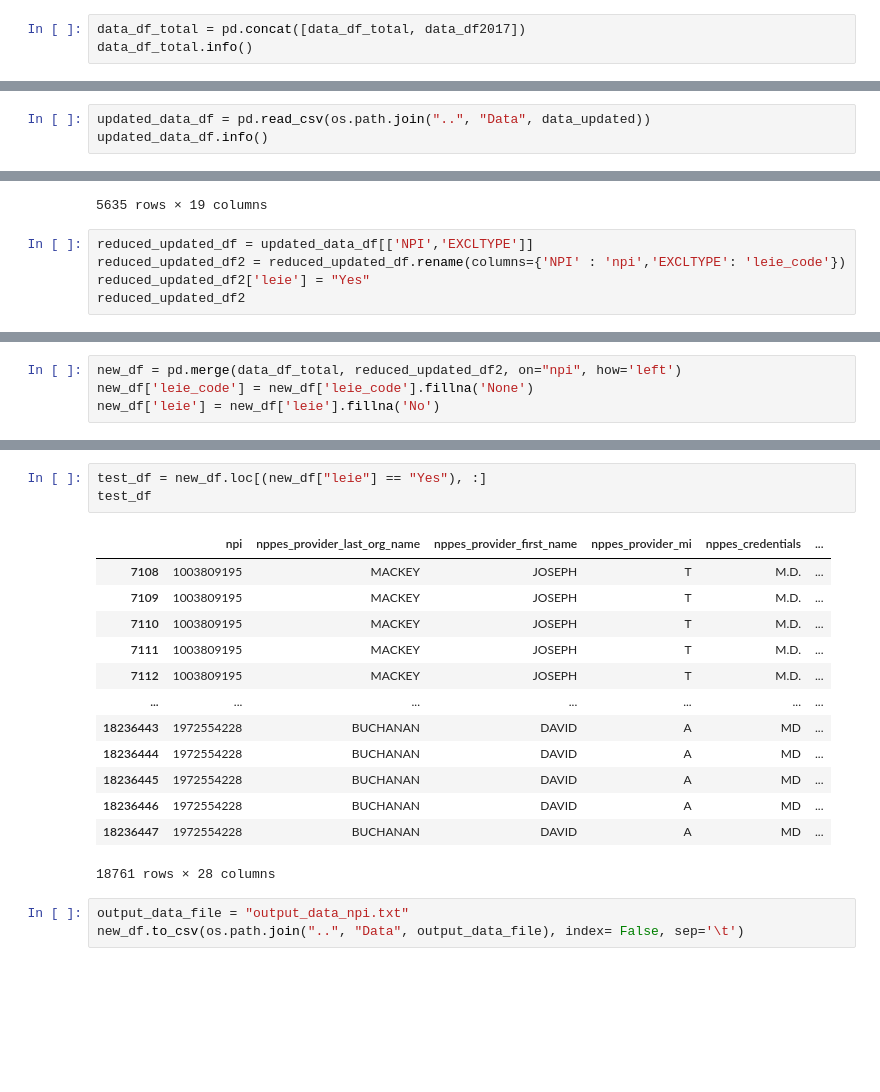
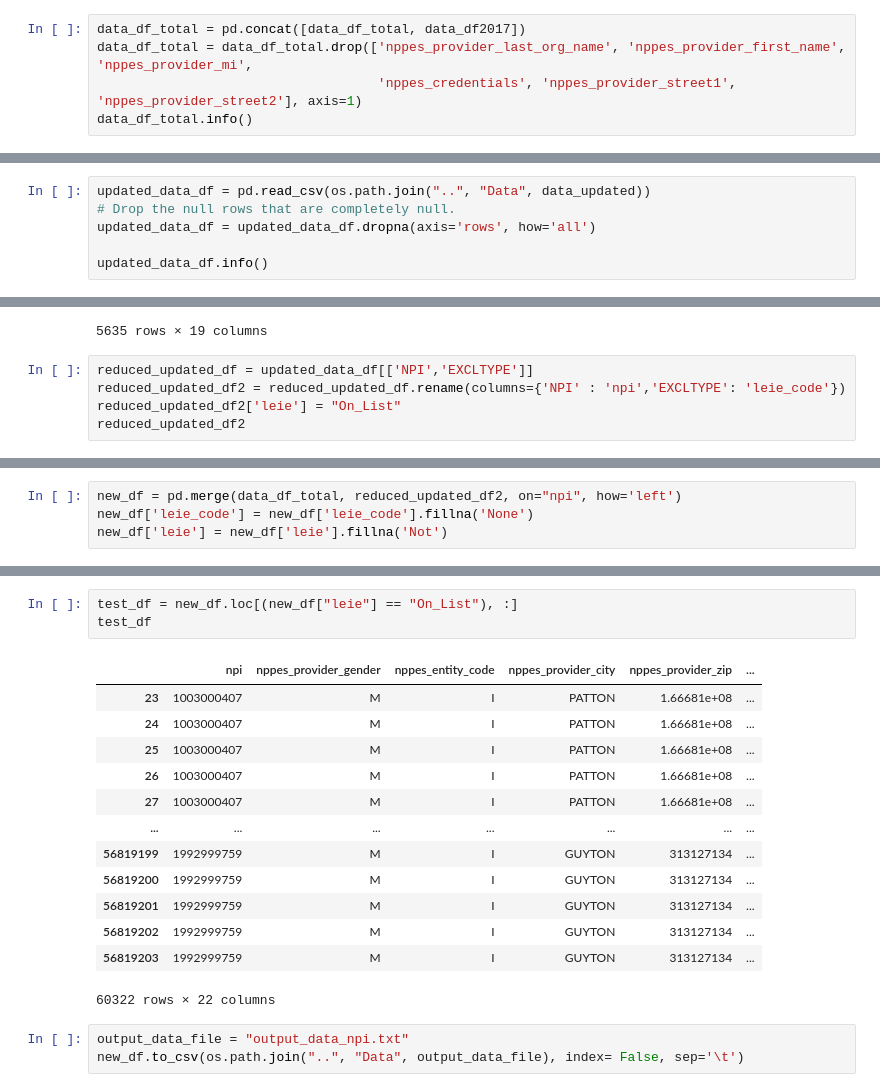
Before and after one commit to gleixners792/Final_Project, a Jupyter notebook: code/data_review_npi.ipynb, the cells around one changed output, grey strips where cells are left out. Cells and saved outputs as stored; diff of their text form; blank space fills up the shorter version.

```diff
--- a/code/data_review_npi.ipynb
+++ b/code/data_review_npi.ipynb
@@ -416,6 +419,8 @@ data_df2017['year'] = 2017
 data_df2017.drop('average_Medicare_standard_amt', axis=1, inplace=True)
 # %%
 data_df_total = pd.concat([data_df_total, data_df2017])
+data_df_total = data_df_total.drop(['nppes_provider_last_org_name', 'nppes_provider_first_name', 'nppes_provider_mi',
+                                    'nppes_credentials', 'nppes_provider_street1', 'nppes_provider_street2'], axis=1)
 data_df_total.info()
 # %% [output]
 <class 'pandas.core.frame.DataFrame'>
@@ -438,5 +443,8 @@ memory usage: 3.7+ GB
 # %%
 updated_data_df = pd.read_csv(os.path.join("..", "Data", data_updated))
+# Drop the null rows that are completely null.
+updated_data_df = updated_data_df.dropna(axis='rows', how='all')
+
 updated_data_df.info()
 # %% [output]
 <class 'pandas.core.frame.DataFrame'>
@@ -513,7 +521,7 @@ updated_data_df
 # %%
 reduced_updated_df = updated_data_df[['NPI','EXCLTYPE']]
 reduced_updated_df2 = reduced_updated_df.rename(columns={'NPI' : 'npi','EXCLTYPE': 'leie_code'})
-reduced_updated_df2['leie'] = "Yes"
+reduced_updated_df2['leie'] = "On_List"
 reduced_updated_df2
 # %% [output]
 |  | npi | leie_code | leie |
@@ -532,4 +540,4 @@ reduced_updated_df2
 # %%
 new_df = pd.merge(data_df_total, reduced_updated_df2, on="npi", how='left')
 new_df['leie_code'] = new_df['leie_code'].fillna('None')
-new_df['leie'] = new_df['leie'].fillna('No')
+new_df['leie'] = new_df['leie'].fillna('Not')
@@ -536,20 +564,20 @@ new_df['leie'] = new_df['leie'].fillna('No')
 # %%
-test_df = new_df.loc[(new_df["leie"] == "Yes"), :]
+test_df = new_df.loc[(new_df["leie"] == "On_List"), :]
 test_df
 # %% [output]
-|  | npi | nppes_provider_last_org_name | nppes_provider_first_name | nppes_provider_mi | nppes_credentials | ... |
-| 7108 | 1003809195 | MACKEY | JOSEPH | T | M.D. | ... |
-| 7109 | 1003809195 | MACKEY | JOSEPH | T | M.D. | ... |
-| 7110 | 1003809195 | MACKEY | JOSEPH | T | M.D. | ... |
-| 7111 | 1003809195 | MACKEY | JOSEPH | T | M.D. | ... |
-| 7112 | 1003809195 | MACKEY | JOSEPH | T | M.D. | ... |
+|  | npi | nppes_provider_gender | nppes_entity_code | nppes_provider_city | nppes_provider_zip | ... |
+| 23 | 1003000407 | M | I | PATTON | 1.66681e+08 | ... |
+| 24 | 1003000407 | M | I | PATTON | 1.66681e+08 | ... |
+| 25 | 1003000407 | M | I | PATTON | 1.66681e+08 | ... |
+| 26 | 1003000407 | M | I | PATTON | 1.66681e+08 | ... |
+| 27 | 1003000407 | M | I | PATTON | 1.66681e+08 | ... |
 | ... | ... | ... | ... | ... | ... | ... |
-| 18236443 | 1972554228 | BUCHANAN | DAVID | A | MD | ... |
-| 18236444 | 1972554228 | BUCHANAN | DAVID | A | MD | ... |
-| 18236445 | 1972554228 | BUCHANAN | DAVID | A | MD | ... |
-| 18236446 | 1972554228 | BUCHANAN | DAVID | A | MD | ... |
-| 18236447 | 1972554228 | BUCHANAN | DAVID | A | MD | ... |
+| 56819199 | 1992999759 | M | I | GUYTON | 313127134 | ... |
+| 56819200 | 1992999759 | M | I | GUYTON | 313127134 | ... |
+| 56819201 | 1992999759 | M | I | GUYTON | 313127134 | ... |
+| 56819202 | 1992999759 | M | I | GUYTON | 313127134 | ... |
+| 56819203 | 1992999759 | M | I | GUYTON | 313127134 | ... |
-18761 rows × 28 columns
+60322 rows × 22 columns
 # %%
 output_data_file = "output_data_npi.txt"
 new_df.to_csv(os.path.join("..", "Data", output_data_file), index= False, sep='\t')
```
Also changed, not shown: parts of 25 cells of this notebook, 5 other files.
